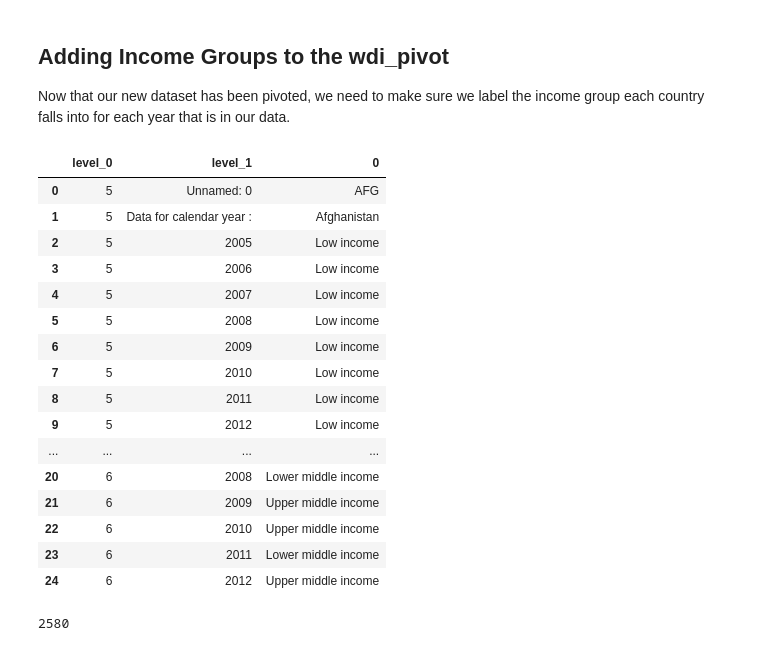
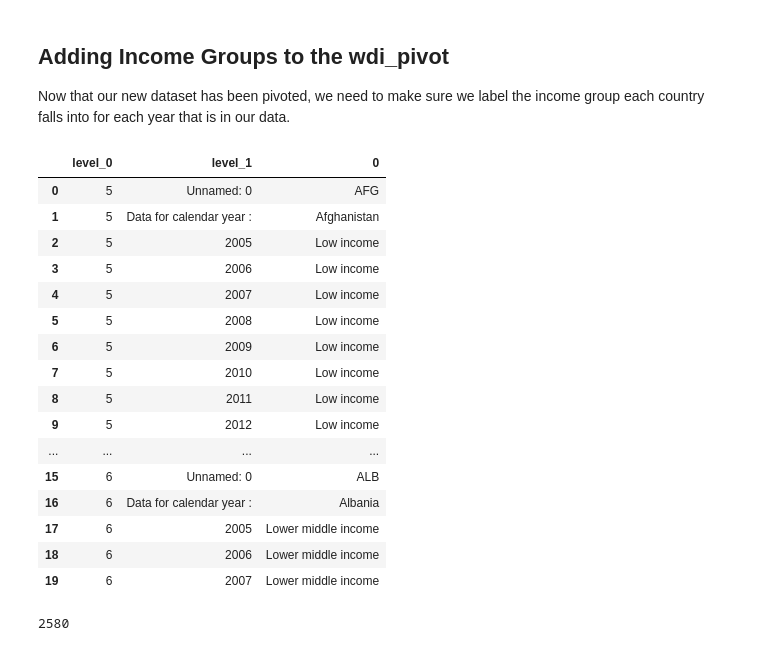
Before and after one commit to dametreusv/world_development_indicators, a Jupyter notebook: WDI_wrangle.ipynb, the cells around one changed output. Saved outputs shown, nothing was run; the diff lists cells and outputs as text; code cells hidden in the pictures.

```diff
--- a/WDI_wrangle.ipynb
+++ b/WDI_wrangle.ipynb
@@ -741,26 +653,26 @@ Now that our new dataset has been pivoted, we need to make sure we label the inc
 # %%
 # Stack the income groups
 income_groups_stack = income_groups.stack()
 income_groups_stack = income_groups_stack.reset_index()
-income_groups_stack.head(25)
+income_groups_stack.head(20)
 # %% [output]
 |  | level_0 | level_1 | 0 |
 | 0 | 5 | Unnamed: 0 | AFG |
 | 1 | 5 | Data for calendar year : | Afghanistan |
 | 2 | 5 | 2005 | Low income |
 | 3 | 5 | 2006 | Low income |
 | 4 | 5 | 2007 | Low income |
 | 5 | 5 | 2008 | Low income |
 | 6 | 5 | 2009 | Low income |
 | 7 | 5 | 2010 | Low income |
 | 8 | 5 | 2011 | Low income |
 | 9 | 5 | 2012 | Low income |
 | ... | ... | ... | ... |
-| 20 | 6 | 2008 | Lower middle income |
-| 21 | 6 | 2009 | Upper middle income |
-| 22 | 6 | 2010 | Upper middle income |
-| 23 | 6 | 2011 | Lower middle income |
-| 24 | 6 | 2012 | Upper middle income |
+| 15 | 6 | Unnamed: 0 | ALB |
+| 16 | 6 | Data for calendar year : | Albania |
+| 17 | 6 | 2005 | Lower middle income |
+| 18 | 6 | 2006 | Lower middle income |
+| 19 | 6 | 2007 | Lower middle income |
 # %%
 # Clean the stack
 income_groups_stack = income_groups_stack[
```
Also changed, not shown: parts of 19 cells of this notebook.
